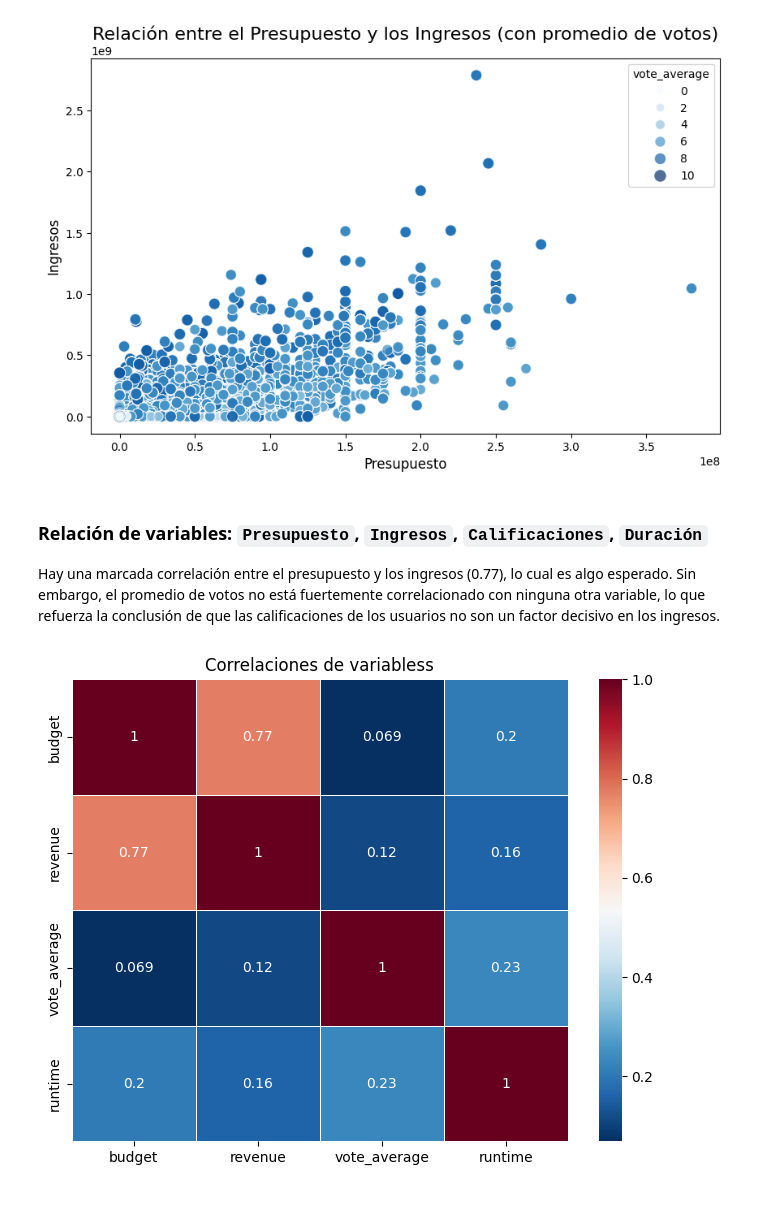
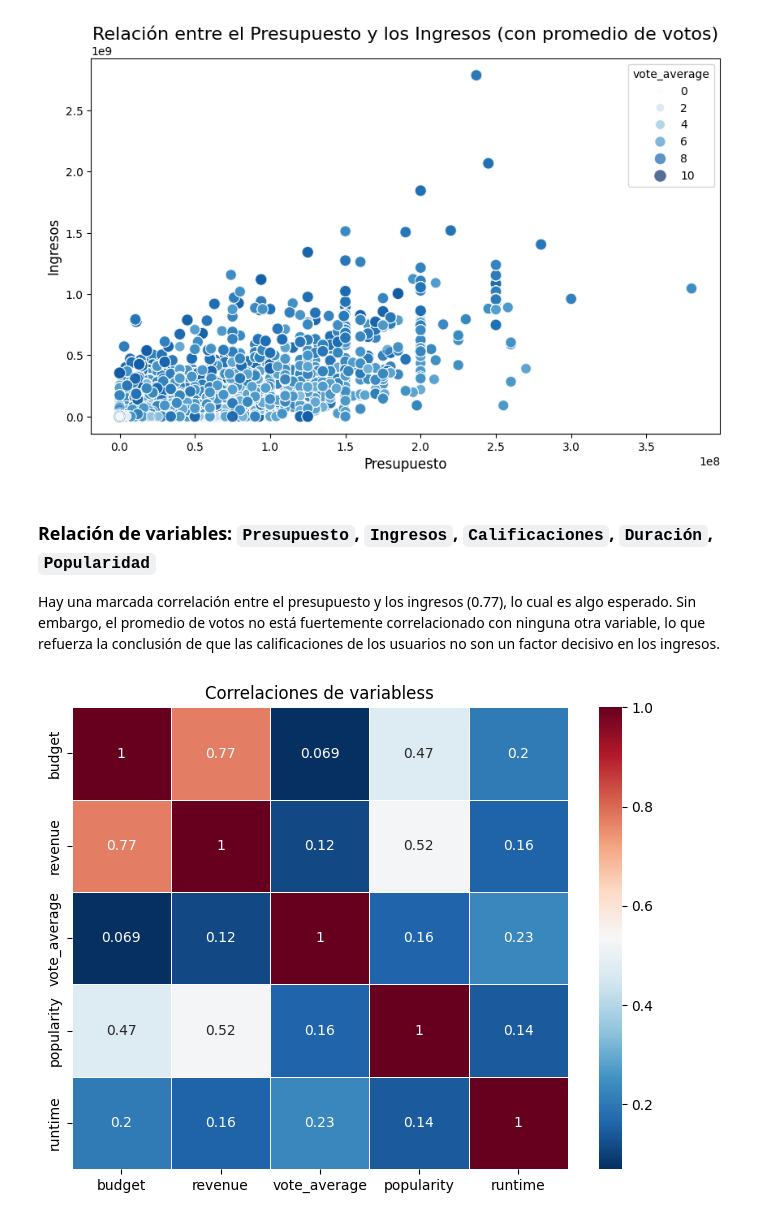
Before and after one commit to agustin-caceres/Proyecto-MLOps, a Jupyter notebook: Notebooks/EDA_movies.ipynb, the cells around one changed output. Cells and saved outputs as stored; diff of their text form; code cells hidden in the pictures.

```diff
--- a/EDA_movies.ipynb
+++ b/Notebooks/EDA_movies.ipynb
@@ -220,18 +220,18 @@ plt.show()
 # %% [output]
 [figure]
 # %% [markdown]
-### **Relación de variables**: `Presupuesto`, `Ingresos`, `Calificaciones`, `Duración`
+### **Relación de variables**: `Presupuesto`, `Ingresos`, `Calificaciones`, `Duración`, `Popularidad`
 Hay una marcada correlación entre el presupuesto y los ingresos (0.77), lo cual es algo esperado. Sin embargo, el promedio de votos no está fuertemente correlacionado con ninguna otra variable, lo que refuerza la conclusión de que las calificaciones de los usuarios no son un factor decisivo en los ingresos.
 # %%
-numeric_columns = movies_df[['budget', 'revenue', 'vote_average', 'runtime']]
+numeric_columns = movies_df[['budget', 'revenue', 'vote_average', 'popularity', 'runtime']]
 
 # Se obtiene la correlación
 correlation_matrix = numeric_columns.corr()
 
 # Visualización
 plt.figure(figsize=(8, 6))
 sns.heatmap(correlation_matrix, annot=True, cmap='RdBu_r', linewidths=0.5)
 plt.title('Correlaciones de variabless')
 plt.show()
 # %% [output]
-[figure, old version]
+[figure, new version]
```
Also changed, not shown: 7 other files.
